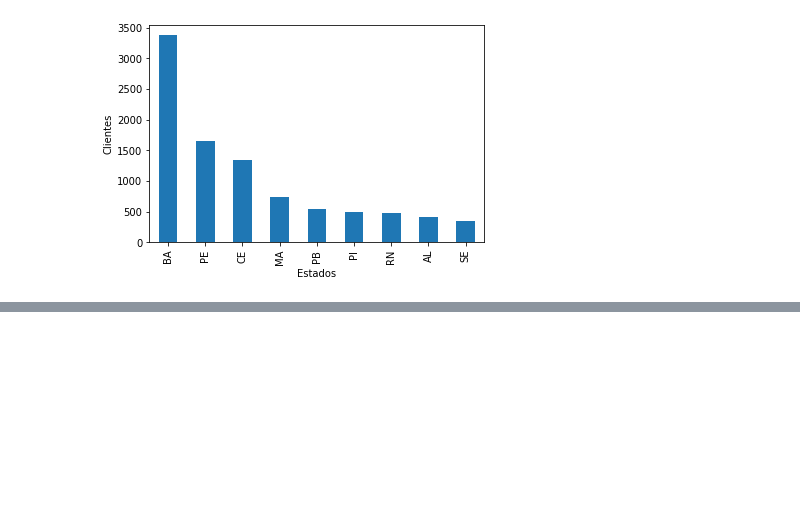
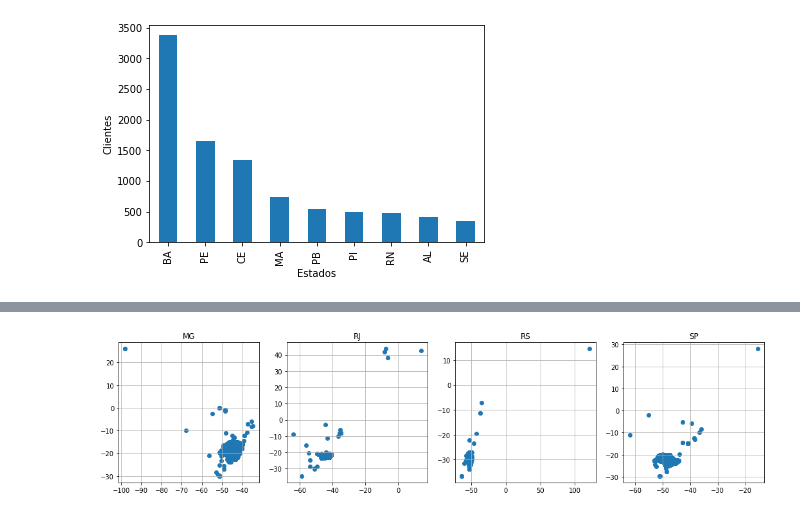
Before and after one commit to AdsonRamos/if697-2020.2, a Jupyter notebook: Projeto_IF697.ipynb, the cells around one changed output, grey strips where cells are left out. Drawn from its saved outputs; the diff is of its cells as text; code cells hidden in the pictures; blank space fills up the shorter version.

```diff
--- a/Projeto_IF697.ipynb
+++ b/Projeto_IF697.ipynb
@@ -197,0 +230,9 @@ sns.barplot(x='customer_state', y='clients', data=midwest_client_counts, ax=axes
+# %%
+# Localização dos pedidos no sudeste
+fig, axes = plt.subplots(ncols=4, nrows=1, figsize=(18, 4))
+for i in range(len(sudeste)):
+  axes[i].scatter(geolocation[geolocation['geolocation_state'] == sudeste[i]]['geolocation_lng'], geolocation[geolocation['geolocation_state'] == sudeste[i]]['geolocation_lat'])
+  axes[i].set_title(sudeste[i])
+  axes[i].grid(True)
+# %% [output]
+[figure, added]
```
Also changed, not shown: parts of 21 cells of this notebook.
